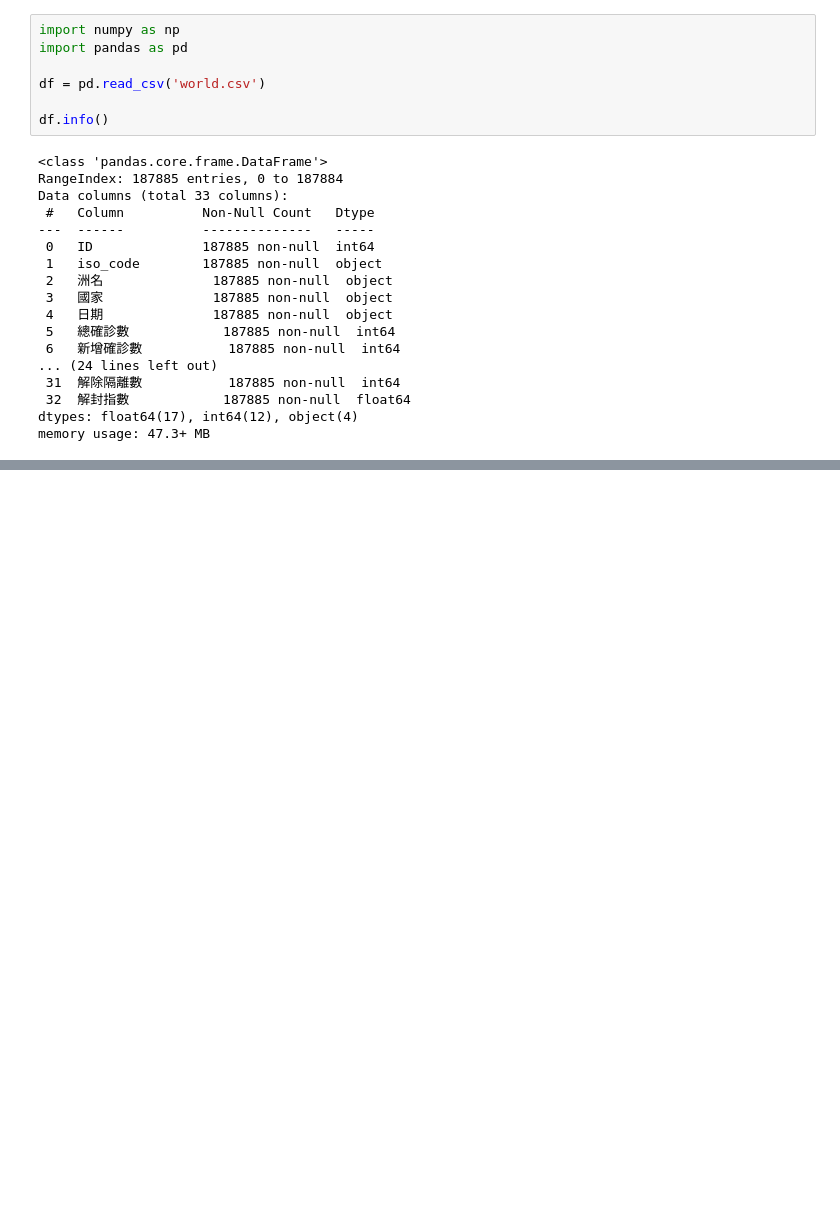
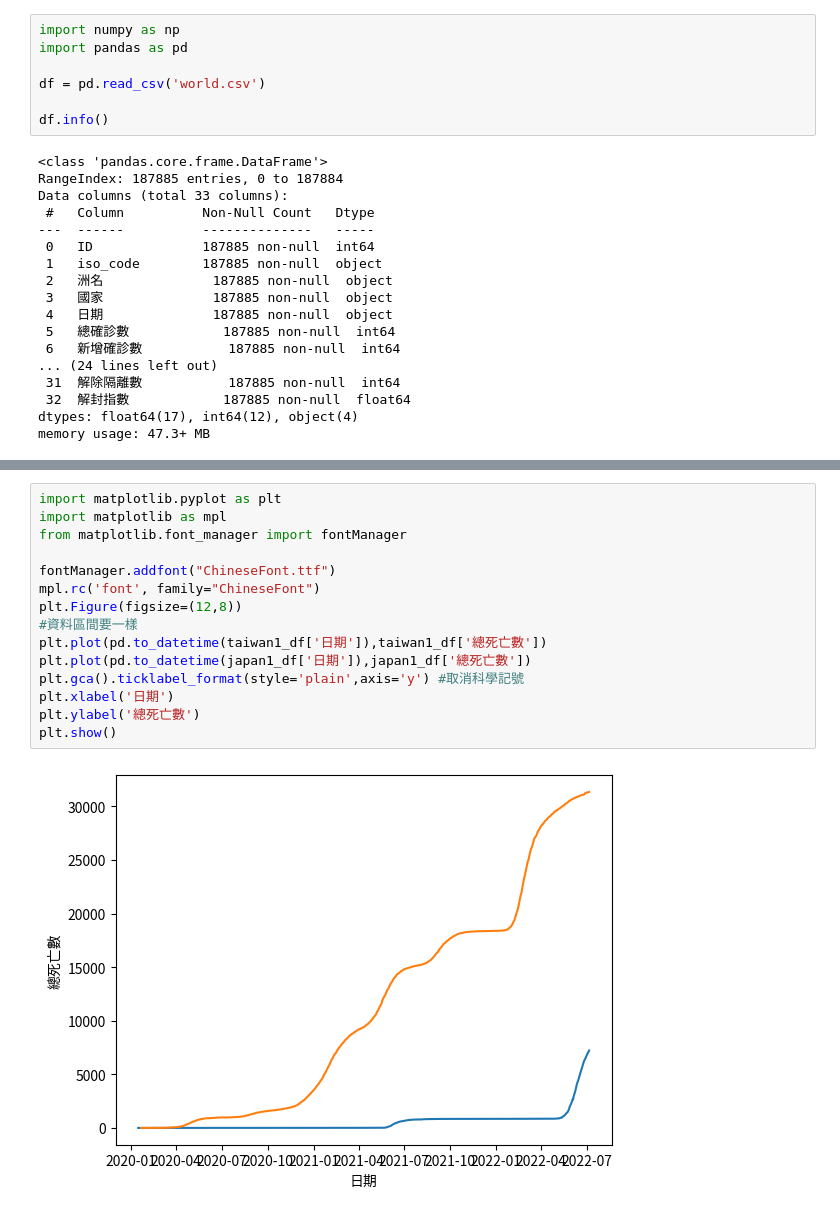
Before and after one commit to futitan/python_analysis, a Jupyter notebook: lesson16/lesson16_7.ipynb, the cells around one changed output, grey strips where cells are left out. Cells and saved outputs as stored; diff of their text form; blank space fills up the shorter version.

```diff
--- a/lesson16/lesson16_7.ipynb
+++ b/lesson16/lesson16_7.ipynb
@@ -62,0 +96,17 @@ memory usage: 56.4+ KB
+# %%
+import matplotlib.pyplot as plt
+import matplotlib as mpl
+from matplotlib.font_manager import fontManager
+
+fontManager.addfont("ChineseFont.ttf")
+mpl.rc('font', family="ChineseFont")
+plt.Figure(figsize=(12,8))
+#資料區間要一樣
+plt.plot(pd.to_datetime(taiwan1_df['日期']),taiwan1_df['總死亡數'])
+plt.plot(pd.to_datetime(japan1_df['日期']),japan1_df['總死亡數'])
+plt.gca().ticklabel_format(style='plain',axis='y') #取消科學記號
+plt.xlabel('日期')
+plt.ylabel('總死亡數')
+plt.show()
+# %% [output]
+[figure, added]
```
Also changed, not shown: parts of 8 cells of this notebook, 1 other file.
